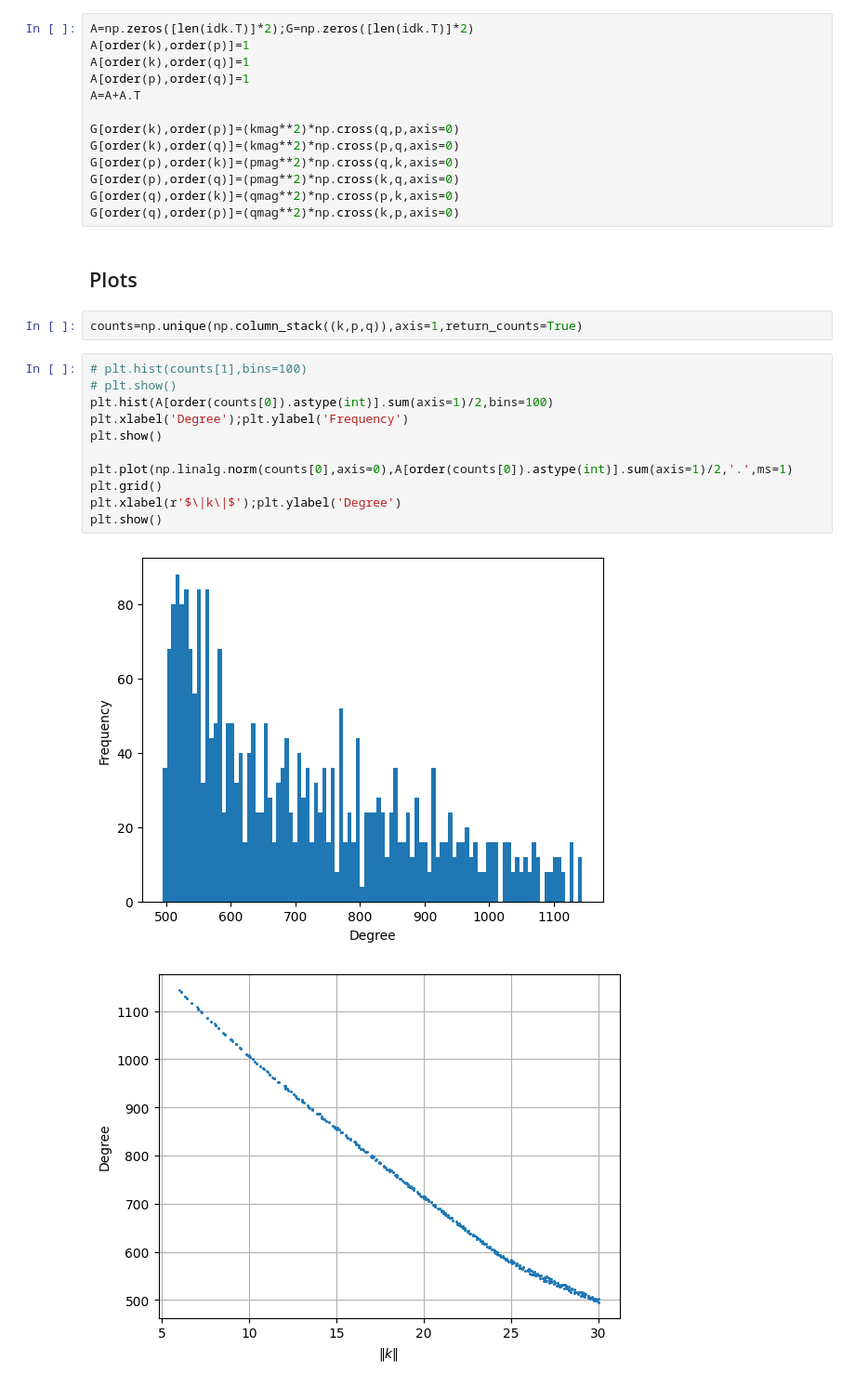
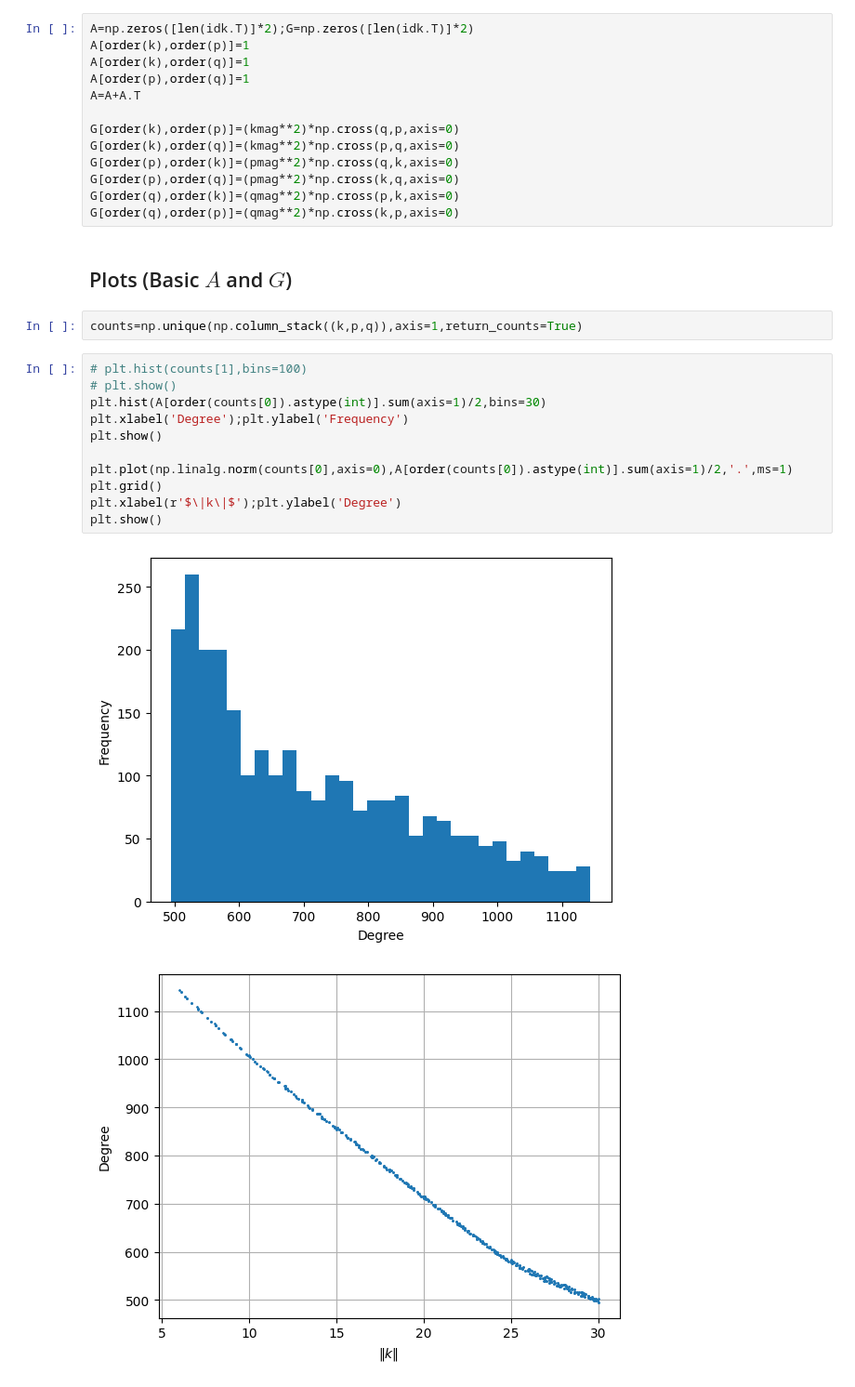
Before and after one commit to rbvogtiii/RSCAM_Networks-in-Turbulence, a Jupyter notebook: get_triads.ipynb, the cells around one changed output. Shown at 93% size. Drawn from its saved outputs; the diff is of its cells as text.

```diff
--- a/get_triads.ipynb
+++ b/get_triads.ipynb
@@ -45,22 +47,22 @@ G[order(p),order(q)]=(pmag**2)*np.cross(k,q,axis=0)
 G[order(q),order(k)]=(qmag**2)*np.cross(p,k,axis=0)
 G[order(q),order(p)]=(qmag**2)*np.cross(k,p,axis=0)
 # %% [markdown]
-## Plots
+## Plots (Basic $A$ and $G$)
 # %%
 counts=np.unique(np.column_stack((k,p,q)),axis=1,return_counts=True)
 # %%
 # plt.hist(counts[1],bins=100)
 # plt.show()
-plt.hist(A[order(counts[0]).astype(int)].sum(axis=1)/2,bins=100)
+plt.hist(A[order(counts[0]).astype(int)].sum(axis=1)/2,bins=30)
 plt.xlabel('Degree');plt.ylabel('Frequency')
 plt.show()
 
 plt.plot(np.linalg.norm(counts[0],axis=0),A[order(counts[0]).astype(int)].sum(axis=1)/2,'.',ms=1)
 plt.grid()
 plt.xlabel(r'$\|k\|$');plt.ylabel('Degree')
 plt.show()
 # %% [output]
-[figure, old version]
+[figure, new version]
 [figure]
 # %%
 fig,ax=plt.subplots(3,2,layout='constrained',figsize=(8,10))
```
Also changed, not shown: parts of 29 cells of this notebook.
